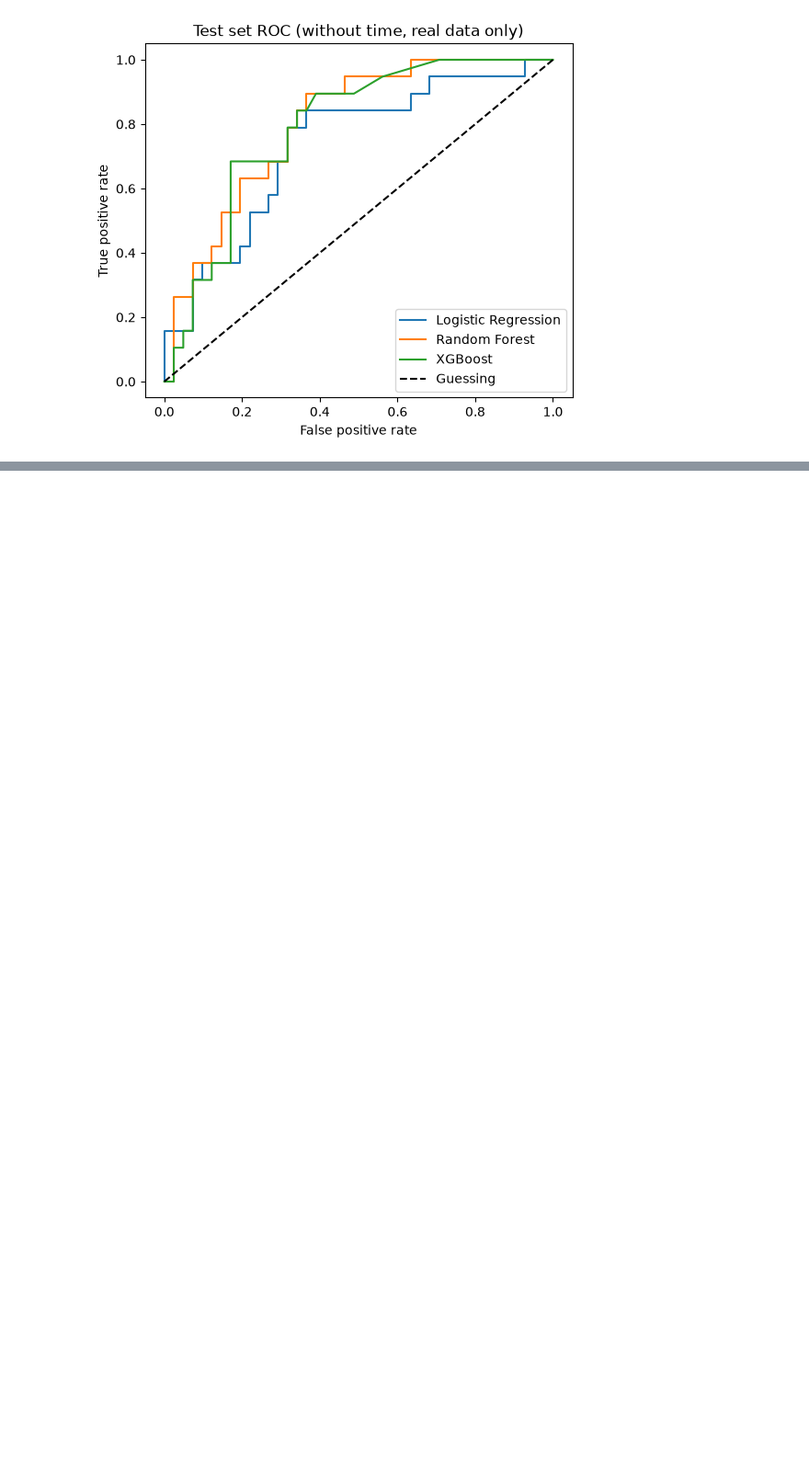
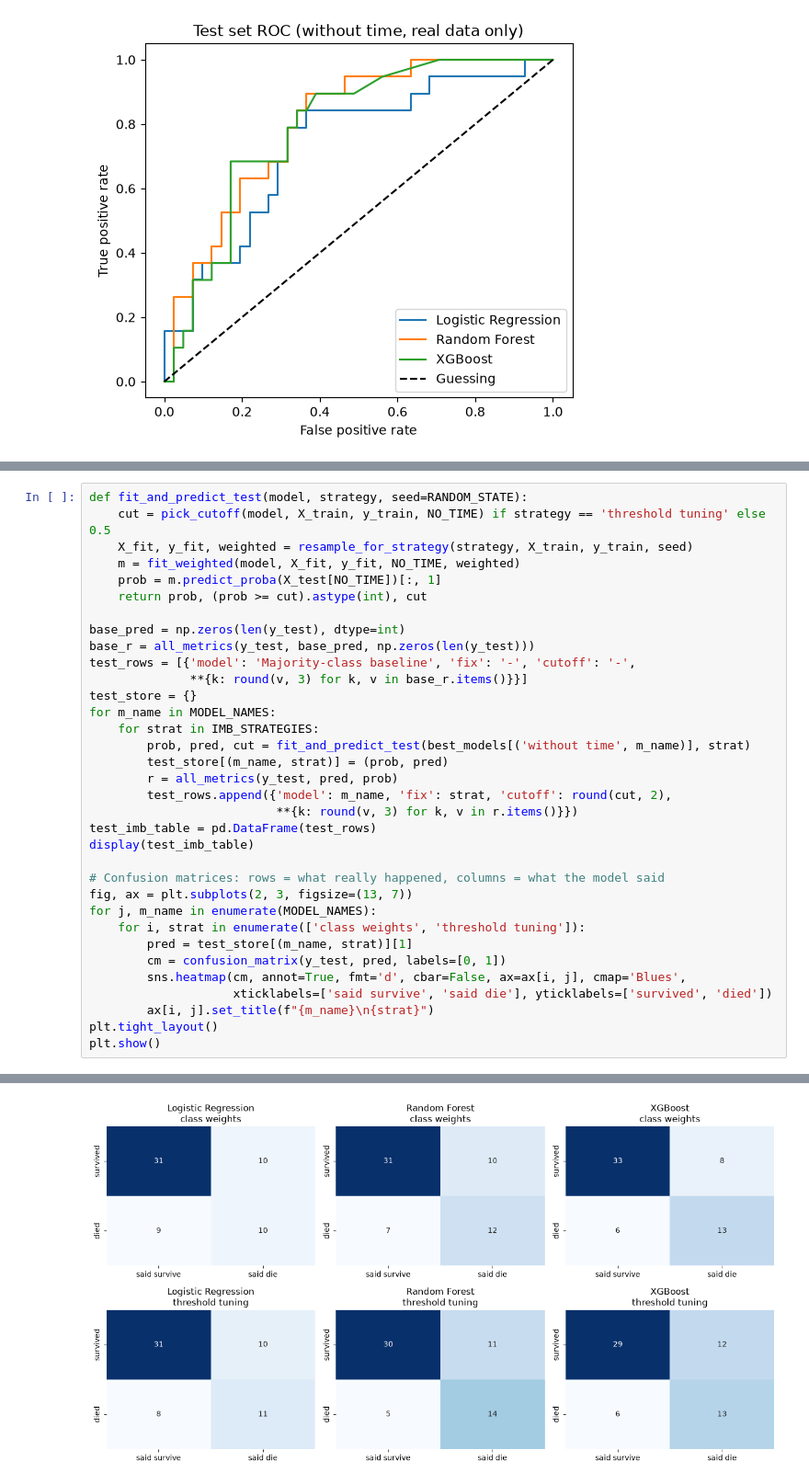
Before and after one commit to yosefstifanos/IS507-heart-failure, a Jupyter notebook: IS507_PROJECT.ipynb, the cells around one changed output, grey strips where cells are left out. Shown at 92% size. Saved outputs shown, nothing was run; the diff lists cells and outputs as text; blank space fills up the shorter version.

```diff
--- a/IS507_PROJECT.ipynb
+++ b/IS507_PROJECT.ipynb
@@ -575,0 +835,35 @@ plt.show()
+# %%
+def fit_and_predict_test(model, strategy, seed=RANDOM_STATE):
+    cut = pick_cutoff(model, X_train, y_train, NO_TIME) if strategy == 'threshold tuning' else 0.5
+    X_fit, y_fit, weighted = resample_for_strategy(strategy, X_train, y_train, seed)
+    m = fit_weighted(model, X_fit, y_fit, NO_TIME, weighted)
+    prob = m.predict_proba(X_test[NO_TIME])[:, 1]
+    return prob, (prob >= cut).astype(int), cut
+
+base_pred = np.zeros(len(y_test), dtype=int)
+base_r = all_metrics(y_test, base_pred, np.zeros(len(y_test)))
+test_rows = [{'model': 'Majority-class baseline', 'fix': '-', 'cutoff': '-',
+              **{k: round(v, 3) for k, v in base_r.items()}}]
+test_store = {}
+for m_name in MODEL_NAMES:
+    for strat in IMB_STRATEGIES:
+        prob, pred, cut = fit_and_predict_test(best_models[('without time', m_name)], strat)
+        test_store[(m_name, strat)] = (prob, pred)
+        r = all_metrics(y_test, pred, prob)
+        test_rows.append({'model': m_name, 'fix': strat, 'cutoff': round(cut, 2),
+                          **{k: round(v, 3) for k, v in r.items()}})
+test_imb_table = pd.DataFrame(test_rows)
+display(test_imb_table)
+
+# Confusion matrices: rows = what really happened, columns = what the model said
+fig, ax = plt.subplots(2, 3, figsize=(13, 7))
+for j, m_name in enumerate(MODEL_NAMES):
+    for i, strat in enumerate(['class weights', 'threshold tuning']):
+        pred = test_store[(m_name, strat)][1]
+        cm = confusion_matrix(y_test, pred, labels=[0, 1])
+        sns.heatmap(cm, annot=True, fmt='d', cbar=False, ax=ax[i, j], cmap='Blues',
+                    xticklabels=['said survive', 'said die'], yticklabels=['survived', 'died'])
+        ax[i, j].set_title(f"{m_name}\n{strat}")
+plt.tight_layout()
+plt.show()
+# %% [output]
@@ -575,0 +887 @@ plt.show()
+[figure, added]
```
Also changed, not shown: parts of 25 cells of this notebook.
